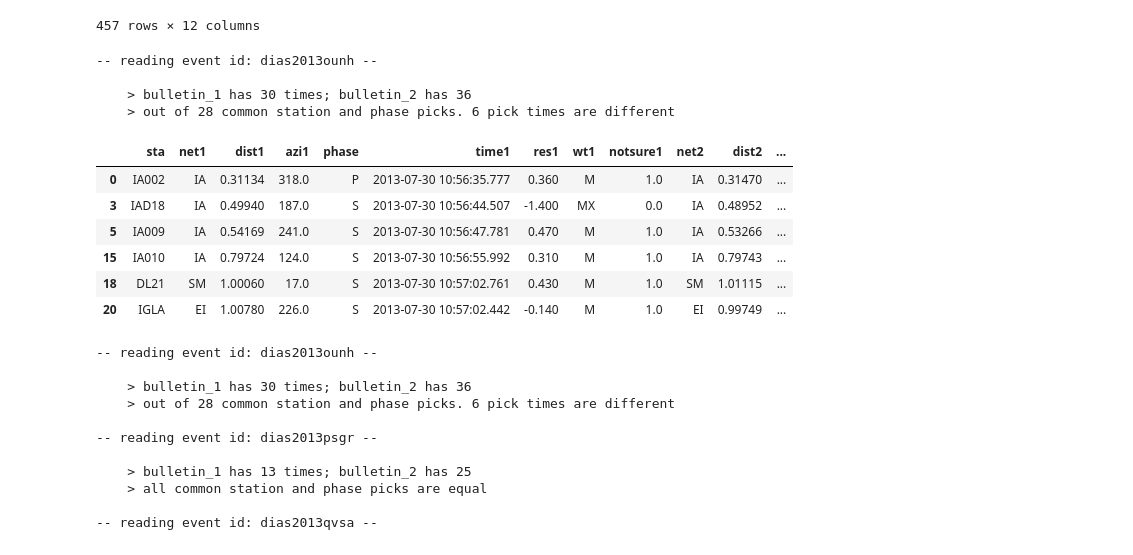
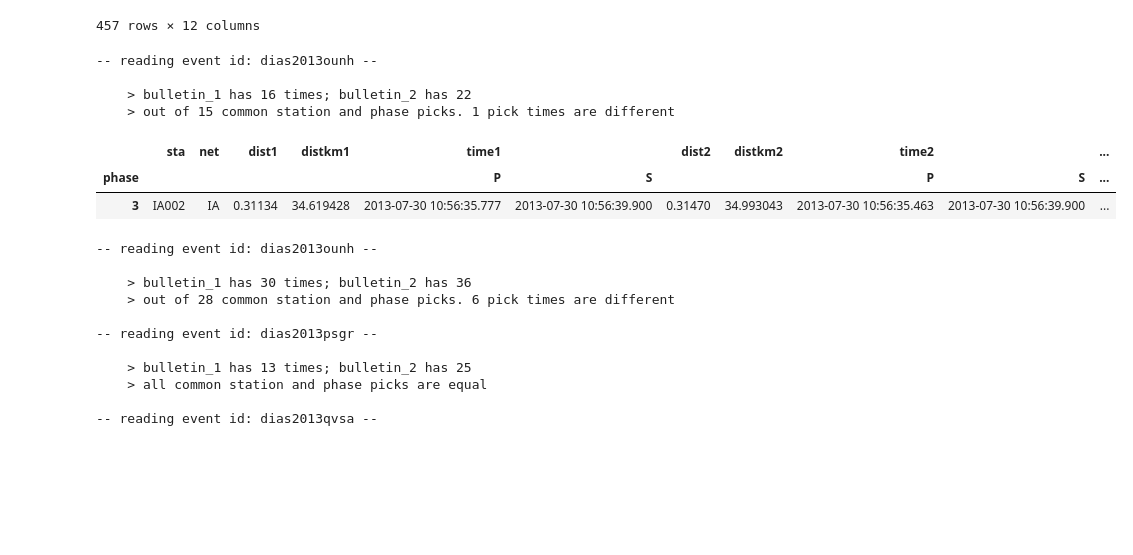
Before and after one commit to bru-melo/SeisBlast, a Jupyter notebook: codes/compare_picks.ipynb, the cells around one changed output. Drawn from its saved outputs; the diff is of its cells as text; code cells hidden in the pictures; blank space fills up the shorter version.

Commit message:
installed seisblast package in the folder

```diff
--- a/codes/compare_picks.ipynb
+++ b/codes/compare_picks.ipynb
@@ -75,9 +75,10 @@ import SeisBlast as sb
 #         return nonzero_merge_picks
 # %%
 #Read common catalogue
+seisblast_files = '/home/bmelo/bin/SeisBlast/files'
 s_bul_dir = "/mnt/store/senad/repos/for_bruna/SEISCOMP_EVENTS/BULLETINS/"
 j_bul_dir = "/mnt/REPO/QUARRY-BLASTS/BULLETINS/"
-quarry_catalogue = pd.read_csv('/mnt/home_geo/bmelo/bin/Quarry/qb_catalogue.csv')
+quarry_catalogue = pd.read_csv(f'{seisblast_files}/JSmutual_catalogue.csv')
 unnamed_cols = quarry_catalogue.columns[quarry_catalogue.columns.str.contains('^Unnamed')]
 quarry_catalogue = quarry_catalogue.drop(columns=unnamed_cols)
 quarry_catalogue
@@ -98,20 +99,16 @@ quarry_catalogue
 # %%
 #read one event as an example
 event_id = 'dias2013ounh'
-ev_diff_picks = pick_time_diff(quarry_catalogue,event_id,s_bul_dir,j_bul_dir)
+ev_diff_picks = sb.diff_picks(quarry_catalogue,event_id,s_bul_dir,j_bul_dir)
 ev_diff_picks
 # %% [output]
 -- reading event id: dias2013ounh --
 
-    > bulletin_1 has 30 times; bulletin_2 has 36
-    > out of 28 common station and phase picks. 6 pick times are different
+    > bulletin_1 has 16 times; bulletin_2 has 22
+    > out of 15 common station and phase picks. 1 pick times are different
-|  | sta | net1 | dist1 | azi1 | phase | time1 | res1 | wt1 | notsure1 | net2 | dist2 | ... |
-| 0 | IA002 | IA | 0.31134 | 318.0 | P | 2013-07-30 10:56:35.777 | 0.360 | M | 1.0 | IA | 0.31470 | ... |
-| 3 | IAD18 | IA | 0.49940 | 187.0 | S | 2013-07-30 10:56:44.507 | -1.400 | MX | 0.0 | IA | 0.48952 | ... |
-| 5 | IA009 | IA | 0.54169 | 241.0 | S | 2013-07-30 10:56:47.781 | 0.470 | M | 1.0 | IA | 0.53266 | ... |
-| 15 | IA010 | IA | 0.79724 | 124.0 | S | 2013-07-30 10:56:55.992 | 0.310 | M | 1.0 | IA | 0.79743 | ... |
-| 18 | DL21 | SM | 1.00060 | 17.0 | S | 2013-07-30 10:57:02.761 | 0.430 | M | 1.0 | SM | 1.01115 | ... |
-| 20 | IGLA | EI | 1.00780 | 226.0 | S | 2013-07-30 10:57:02.442 | -0.140 | M | 1.0 | EI | 0.99749 | ... |
+|  | sta | net | dist1 | distkm1 | time1 |  | dist2 | distkm2 | time2 |  | ... |
+| phase |  |  |  |  | P | S |  |  | P | S | ... |
+| 3 | IA002 | IA | 0.31134 | 34.619428 | 2013-07-30 10:56:35.777 | 2013-07-30 10:56:39.900 | 0.31470 | 34.993043 | 2013-07-30 10:56:35.463 | 2013-07-30 10:56:39.900 | ... |
 # %%
 #read all events ids in a loop and make pick comparison
 
```
Also changed, not shown: 13 other files.
